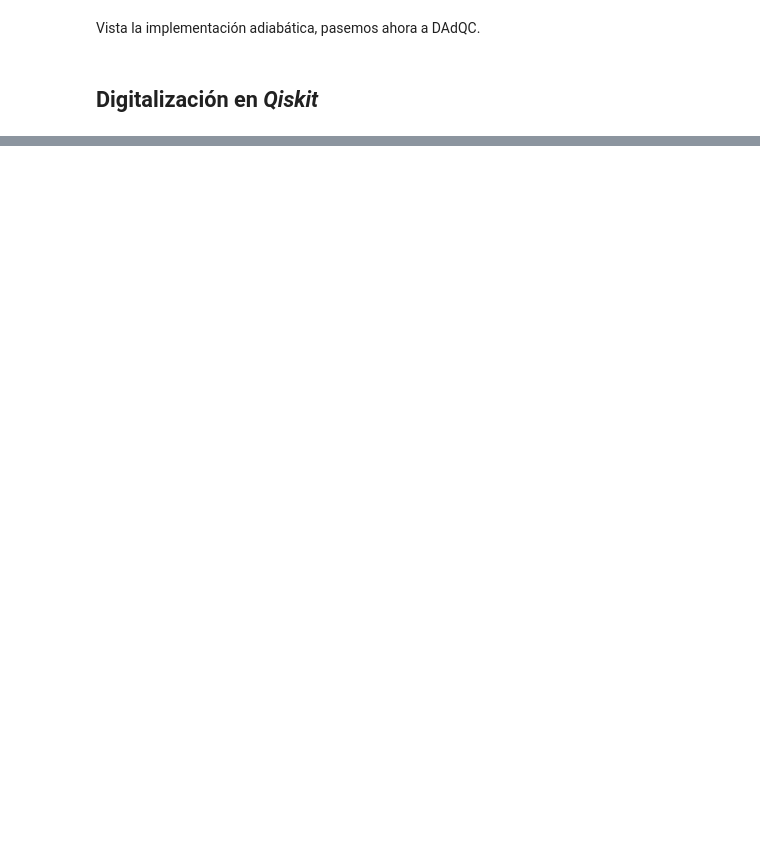
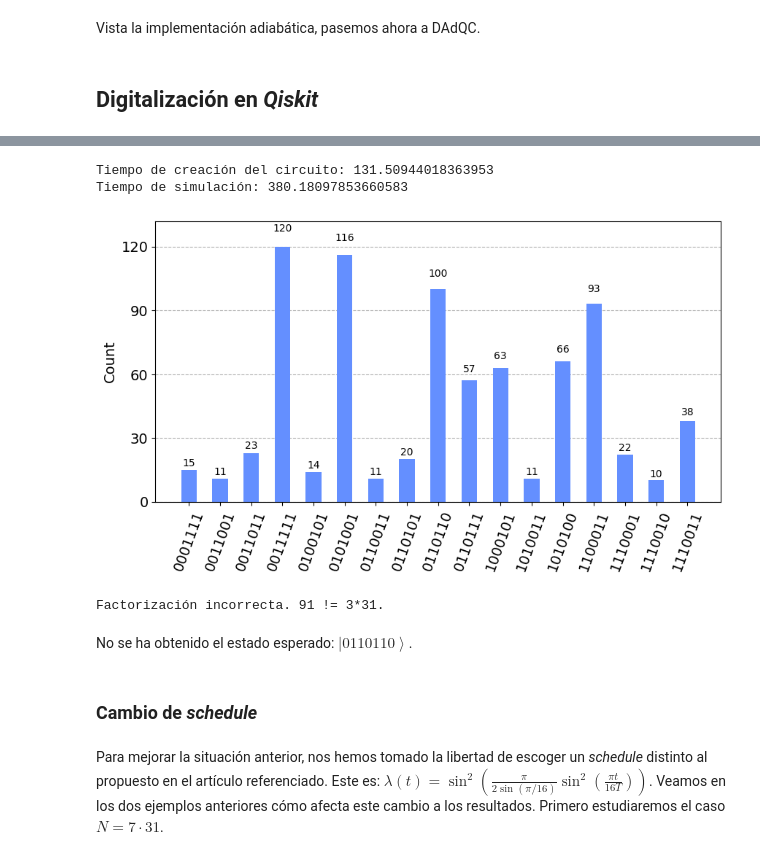
Before and after one commit to Mariomc10/C-digos_TFM, a Jupyter notebook: Shor_Adiabatico.ipynb, the cells around one changed output, grey strips where cells are left out. Saved outputs shown, nothing was run; the diff lists cells and outputs as text; code cells hidden in the pictures; blank space fills up the shorter version.

```diff
--- a/Shor_Adiabatico.ipynb
+++ b/Shor_Adiabatico.ipynb
@@ -115,0 +363,62 @@ Vista la implementación adiabática, pasemos ahora a DAdQC.
+# %%
+T = 10                      # Tiempo final
+delta_t = 0.001             # Paso
+num_it = int(T/delta_t)     # Número de iteraciones
+hx = -1                     # Coeficiente del Hamiltoniano inicial
+omega = np.pi/(2*T)
+
+# Circuito para la digitalización
+t0 = time()
+dig_circuit_qreg = QuantumRegister(nx+ny)
+dig_circuit_creg = ClassicalRegister(nx+ny)
+dig_circuit = QuantumCircuit(dig_circuit_qreg,dig_circuit_creg)
+
+# Comenzamos con el estado fundamental del Hamiltoniano inicial
+dig_circuit.h(dig_circuit_qreg)
+
+# Troterización
+for i in [delta_t*i for i in range(1,num_it+1)]:
+    dig_circuit.rx(2*(1-lam_t(i))*hx*delta_t,dig_circuit_qreg)
+    dig_circuit.barrier()
+    for coef, vars in coef_vars[0:-1]:                                                                                # No tomamos el término independiente del Hamiltoniano
+        dig_circuit.append(puerta_coef(int(coef)*lam_t(i)*delta_t,len(vars)),[dig_circuit_qreg[i-1] for i in vars])
+        dig_circuit.barrier()
+
+# Mediciones
+dig_circuit.measure(dig_circuit_qreg,dig_circuit_creg)
+t1 = time()-t0
+print("Tiempo de creación del circuito:",t1)
+
+# Simulación en qasm_simulator
+t0 = time()
+backend = Aer.get_backend("qasm_simulator")
+t_dig_circ = transpile(dig_circuit,backend)
+
+result = backend.run(t_dig_circ,shots=1000).result()
+t1 = time()-t0
+print("Tiempo de simulación:",t1)
+
+dec_counts = {k:v for k,v in result.get_counts().items() if v >= 1000*0.01}
+
+# Mostramos los resultados que superan un 1% de los shots realizados
+display(plot_histogram(dec_counts,figsize=(10,5)))
+# %% [output]
+Tiempo de creación del circuito: 131.50944018363953
+Tiempo de simulación: 380.18097853660583
+[figure, added]
+# %%
+mejor_resultado = max(dec_counts,key=dec_counts.get)
+x = 2*int(mejor_resultado[0:nx],2) + 1
+y = 2*int(mejor_resultado[-1:nx-1:-1],2) + 1
+if N == x*y:
+    print(f"Factorización correcta. {N} = {x}*{y}.")
+else:
+    print(f"Factorización incorrecta. {N} != {x}*{y}.")
+# %% [output]
+Factorización incorrecta. 91 != 3*31.
+# %% [markdown]
+No se ha obtenido el estado esperado: $\left|0110110\right>$.
+# %% [markdown]
+### Cambio de _schedule_
+# %% [markdown]
+Para mejorar la situación anterior, nos hemos tomado la libertad de escoger un _schedule_ distinto al propuesto en el artículo referenciado. Este es: $\lambda(t) = \sin^2\left(\frac{\pi}{2\sin\left(\pi/16\right)}\sin^2\left(\frac{\pi t}{16T}\right)\right)$. Veamos en los dos ejemplos anteriores cómo afecta este cambio a los resultados. Primero estudiaremos el caso $N = 7\cdot 31$.
```
Also changed, not shown: parts of 30 cells of this notebook.
